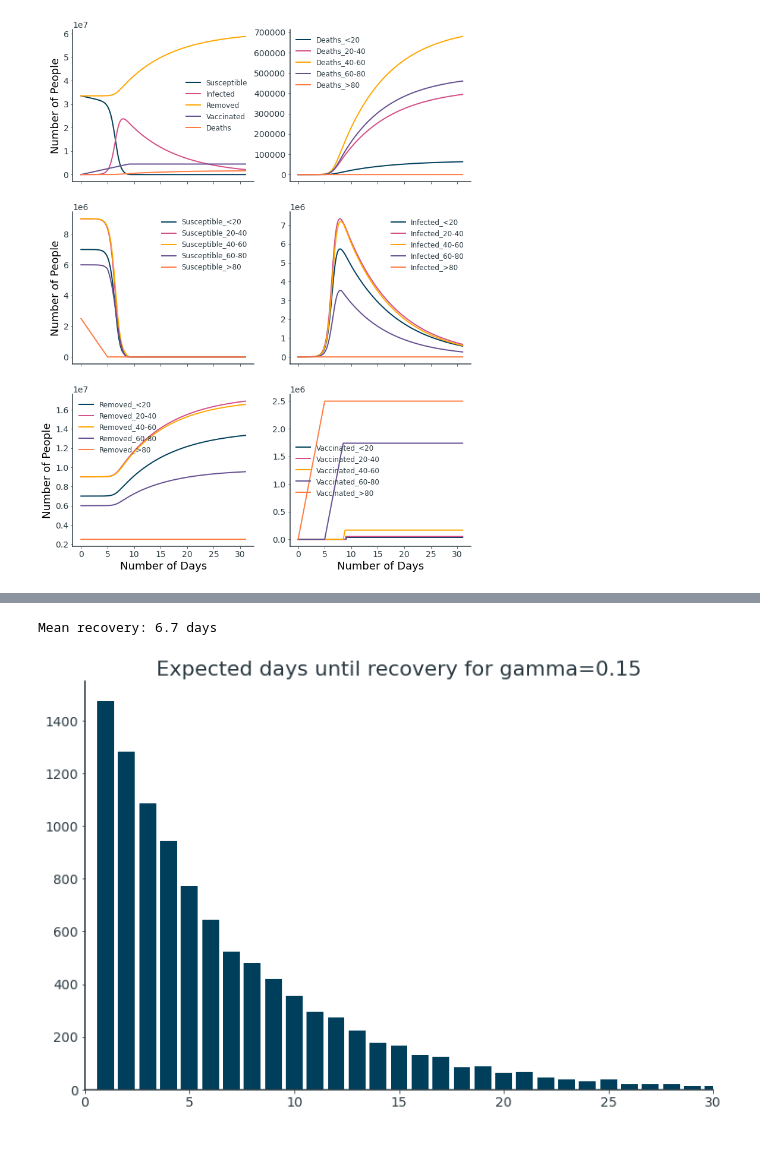
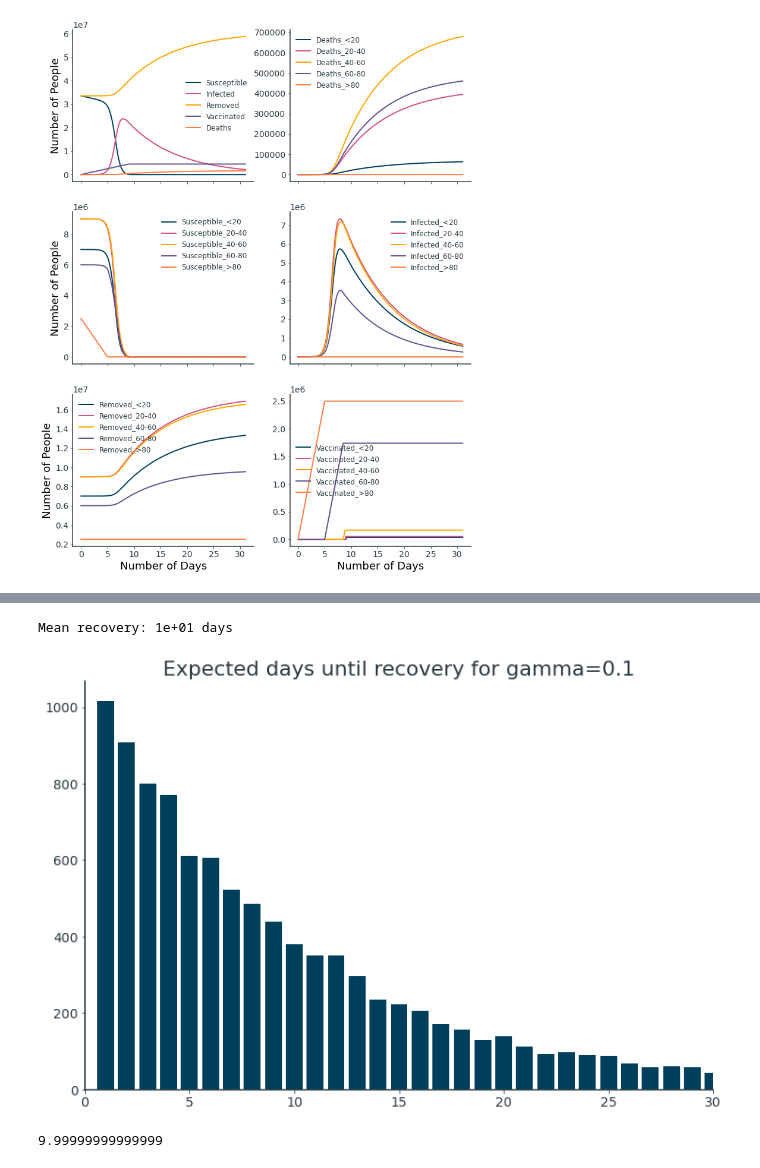
Before and after one commit to AidanCooper/vaccination-strategies, a Jupyter notebook: notebooks/20210703-AC-age_structured_models.ipynb, the cells around one changed output, grey strips where cells are left out. Cells and saved outputs as stored; diff of their text form; code cells hidden in the pictures.

```diff
--- a/notebooks/20210703-AC-age_structured_models.ipynb
+++ b/notebooks/20210703-AC-age_structured_models.ipynb
@@ -281,21 +281,21 @@ sim.end_state()
 | >80 | 5000025 | 0 | 2501854 | 2501519 | 2498171 | 258 | ... |
 # %%
 # expected days before recovery
-g = 0.15
+g = 0.1
 n_days = []
 for _ in range(10_000):
     n = 1
     while True:
         if np.random.random() <= g:
             n_days.append(n)
             break
         else:
             n += 1
 counts = pd.Series(n_days).value_counts().sort_index()
 plt.bar(counts.index, counts.values)
 plt.xlim(0, 30)
 plt.title(f"Expected days until recovery for gamma={g}");
 print(f"Mean recovery: {np.mean(n_days):.2} days")
 # %% [output]
-Mean recovery: 6.7 days
+Mean recovery: 1e+01 days
-[figure, old version]
+[figure, new version]
@@ -301,0 +306,4 @@ Mean recovery: 6.7 days
+# %%
+d
+# %% [output]
+9.99999999999999
```
Also changed, not shown: parts of 1 cell of this notebook, 14 other files.
